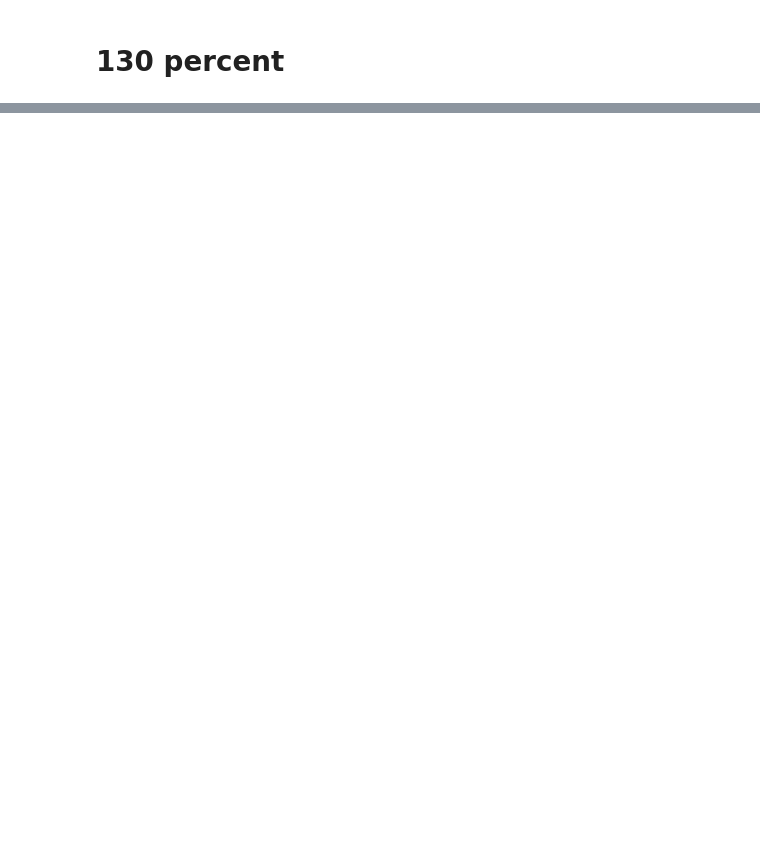
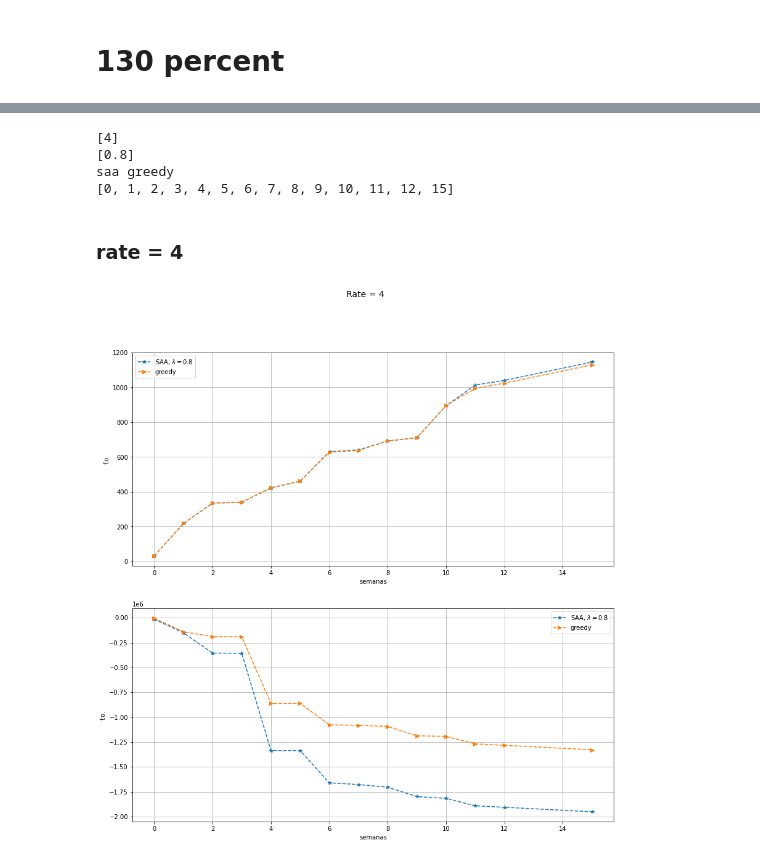
Before and after one commit to jac-34/capstone, a Jupyter notebook: simulationv2/simulation_analysis.ipynb, the cells around one changed output, grey strips where cells are left out. Saved outputs shown, nothing was run; the diff lists cells and outputs as text; code cells hidden in the pictures; blank space fills up the shorter version.

```diff
--- a/simulationv2/simulation_analysis.ipynb
+++ b/simulationv2/simulation_analysis.ipynb
@@ -126,2 +90,61 @@ for rate in assignments:
-# %%
-for rate, lamb in greedy_fos.keys():
+# %%
+rates = list(spr.keys())
+lambs = list(spr[4].keys())
+saa, greedy = list(spr[4][0.8].keys())
+weeks = list(spr[4][0.8][saa].keys())
+
+print(rates)
+print(lambs)
+print(saa, greedy)
+print(weeks)
+# %% [output]
+[4]
+[0.8]
+saa greedy
+[0, 1, 2, 3, 4, 5, 6, 7, 8, 9, 10, 11, 12, 15]
+# %%
+greedy_info, saa_info, services = get_data(assignments, spr, sr, lawyers_time, sa, weeks)
+greedy_fos, greedy_pfos, greedy_ass = greedy_info
+saa_fos, saa_pfos, saa_ass = saa_info
+# %% [markdown]
+### rate = 4 ###
+# %%
+fig, (ax1, ax3) = plt.subplots(2, 1, figsize=(14, 14))
+
+rate = 4
+weeks = list(spr[rate][0.8]['saa'].keys())
+
+
+symbols = ["--*", "--o", "--s"]
+for i, lamb in enumerate(lambs):
+    ax1.plot(weeks, saa_fos[rate, lamb], symbols[i])
+
+    ax3.plot(weeks, saa_pfos[rate, lamb], symbols[i])
+
+ax3.plot(weeks, greedy_pfos[rate, lamb], "-->")
+ax1.plot(weeks, greedy_fos[rate, lamb], "-->")
+
+
+ax1.grid()
+ax1.legend(list(map(lambda x: "SAA " + r"$\lambda=$" + str(x), lambs)) + ["greedy"])
+ax1.legend(list(map(lambda x: "SAA "+  r"$\lambda=$" + str(x), lambs)) + ["greedy"])
+ax1.set_xlabel('semanas')
+ax1.set_ylabel('f.o.')
+ax1.legend(list(map(lambda x: "SAA, " + r"$\lambda=$" + str(x), lambs)) + ["greedy"])
+ax1.legend(list(map(lambda x: "SAA, " + r"$\lambda=$" + str(x), lambs)) + ["greedy"])
+ax1.set_xlabel('semanas')
+ax1.set_ylabel('f.o.')
+
+ax3.grid()
+ax3.legend(list(map(lambda x: "SAA, " + r"$\lambda=$" + str(x), lambs)) + ["greedy"])
+ax3.legend(list(map(lambda x: "SAA, "+  r"$\lambda=$" + str(x), lambs)) + ["greedy"])
+ax3.set_xlabel('semanas')
+ax3.set_ylabel('f.o.')
+ax3.legend(list(map(lambda x: "SAA, " + r"$\lambda=$" + str(x), lambs)) + ["greedy"])
+ax3.legend(list(map(lambda x: "SAA, " + r"$\lambda=$" + str(x), lambs)) + ["greedy"])
+ax3.set_xlabel('semanas')
+ax3.set_ylabel('f.o.')
+fig.suptitle(f"Rate = {rate}", fontsize=14)
+plt.show()
+# %% [output]
+[figure, added]
```
Also changed, not shown: parts of 30 cells of this notebook.
